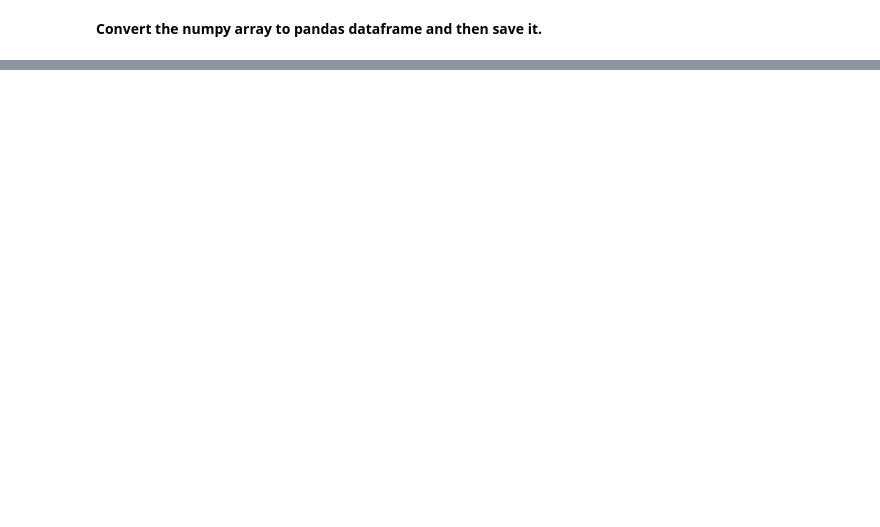
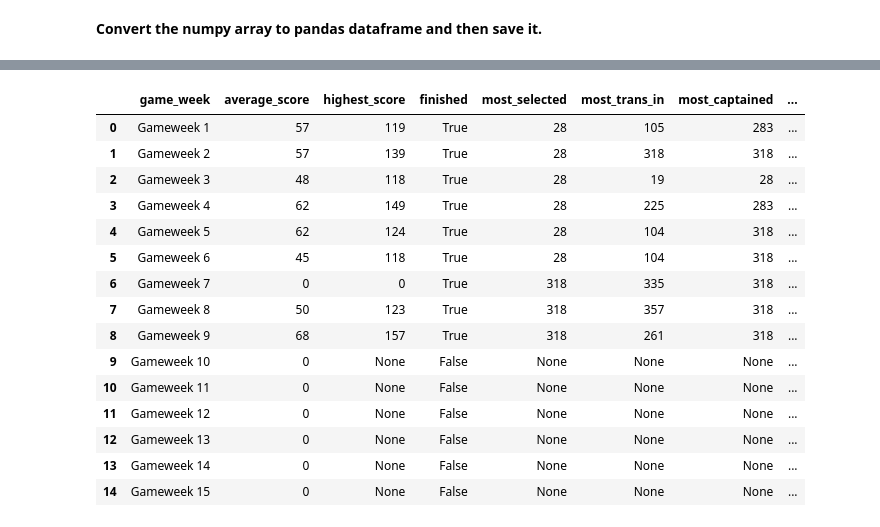
Before and after one commit to Rioba-Ian/FPL-tracker, a Jupyter notebook: machine_learning/fpl_getting_data.ipynb, the cells around one changed output, grey strips where cells are left out. Saved outputs shown, nothing was run; the diff lists cells and outputs as text; code cells hidden in the pictures; blank space fills up the shorter version.

Commit message:
added gameweek data

```diff
--- a/machine_learning/fpl_getting_data.ipynb
+++ b/machine_learning/fpl_getting_data.ipynb
@@ -236,0 +264,19 @@ df.head()
+# %%
+all_gameweeks = []
+
+for game in data["events"]:
+    game_week = game["name"]
+    average_score = game["average_entry_score"]
+    highest_score = game["highest_score"]
+    finished = game["finished"]
+    most_selected = game["most_selected"]
+    most_trans_in = game["most_transferred_in"]
+    most_captained = game["most_captained"]
+    most_vice_captained = game["most_vice_captained"]
+
+    game_wk_info = [game_week, average_score, highest_score, finished, most_selected,
+    most_trans_in, most_captained, most_vice_captained]
+    all_gameweeks.append(game_wk_info)
+
+all_gameweeks = np.array(all_gameweeks)
+all_gameweeks
@@ -237,2 +301,28 @@ df.head()
+# %%
+columns_gwk = [
+    "game_week", "average_score", "highest_score", "finished", "most_selected",
+    "most_trans_in", "most_captained", "most_vice_captained"
+
+]
+
+gameweek_df = pd.DataFrame(all_gameweeks, columns=columns_gwk)
+gameweek_df.head(15)
+# %% [output]
+|  | game_week | average_score | highest_score | finished | most_selected | most_trans_in | most_captained | ... |
+| 0 | Gameweek 1 | 57 | 119 | True | 28 | 105 | 283 | ... |
+| 1 | Gameweek 2 | 57 | 139 | True | 28 | 318 | 318 | ... |
+| 2 | Gameweek 3 | 48 | 118 | True | 28 | 19 | 28 | ... |
+| 3 | Gameweek 4 | 62 | 149 | True | 28 | 225 | 283 | ... |
+| 4 | Gameweek 5 | 62 | 124 | True | 28 | 104 | 318 | ... |
+| 5 | Gameweek 6 | 45 | 118 | True | 28 | 104 | 318 | ... |
+| 6 | Gameweek 7 | 0 | 0 | True | 318 | 335 | 318 | ... |
+| 7 | Gameweek 8 | 50 | 123 | True | 318 | 357 | 318 | ... |
+| 8 | Gameweek 9 | 68 | 157 | True | 318 | 261 | 318 | ... |
+| 9 | Gameweek 10 | 0 | None | False | None | None | None | ... |
+| 10 | Gameweek 11 | 0 | None | False | None | None | None | ... |
+| 11 | Gameweek 12 | 0 | None | False | None | None | None | ... |
+| 12 | Gameweek 13 | 0 | None | False | None | None | None | ... |
+| 13 | Gameweek 14 | 0 | None | False | None | None | None | ... |
+| 14 | Gameweek 15 | 0 | None | False | None | None | None | ... |
 # %%
 df.to_csv('fpl_dataset.csv',index=False)
```
Also changed, not shown: parts of 8 cells of this notebook, 3 other files.
